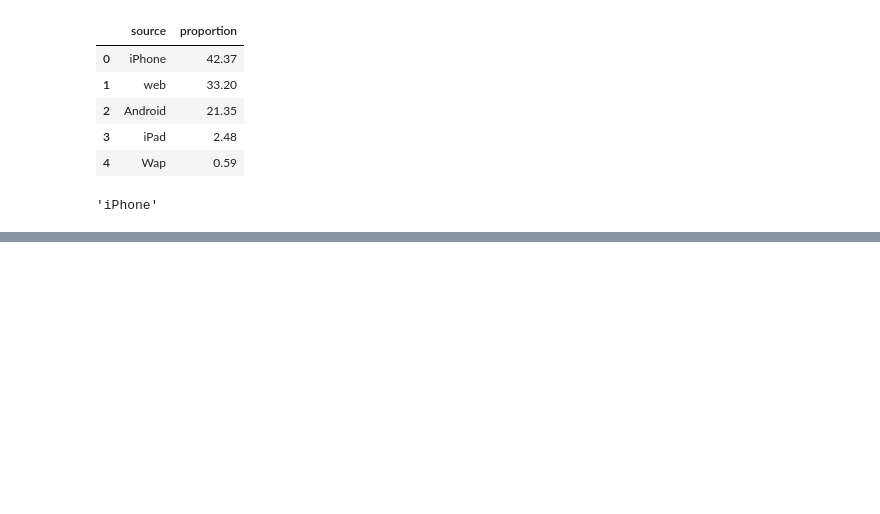
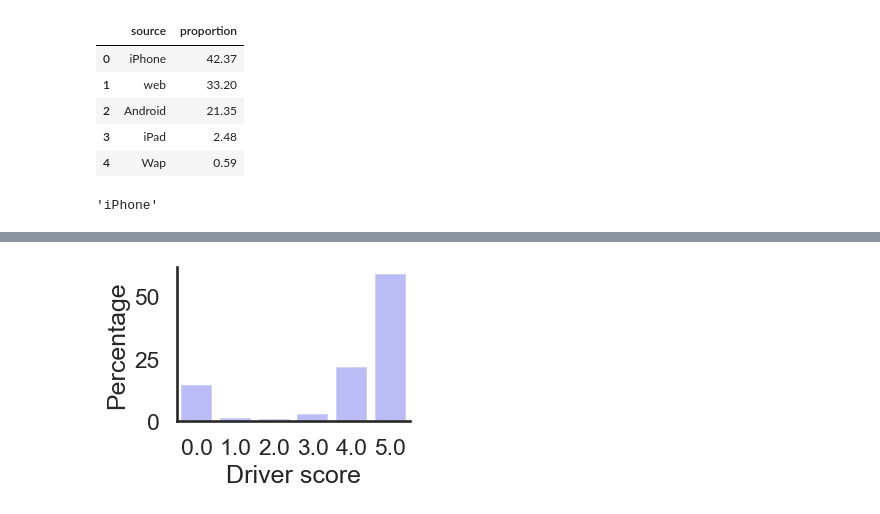
Before and after one commit to JustRomanVolkov/DataAnalyst, a Jupyter notebook: lesson_3.ipynb, the cells around one changed output, grey strips where cells are left out. Cells and saved outputs as stored; diff of their text form; code cells hidden in the pictures; blank space fills up the shorter version.

```diff
--- a/lesson_3.ipynb
+++ b/lesson_3.ipynb
@@ -327,0 +326,11 @@ plt.show()
+# %%
+driver_score_counts = taxi.driver_score\
+                                .value_counts(normalize=True, dropna=True)\
+                                .mul(100)\
+                                .round(2)\
+                                .reset_index()\
+                                .rename(columns={'driver_score':'score','proportion': 'percentage'})\
+                                .sort_values('score', ascending=False)
+driver_score_counts.sort_values('score', inplace=True, ascending=False)
+
+driver_score_counts
@@ -327,0 +345,7 @@ plt.show()
+# %%
+plt.figure(figsize=(3, 2))
+ax = sns.barplot(x='score', y='percentage', data=driver_score_counts, color='blue', alpha=0.3)
+ax.set(xlabel='Driver score', ylabel='Percentage')
+sns.despine()  # убрать часть рамки графика
+# %% [output]
+[figure, added]
```
Also changed, not shown: parts of 13 cells of this notebook.
